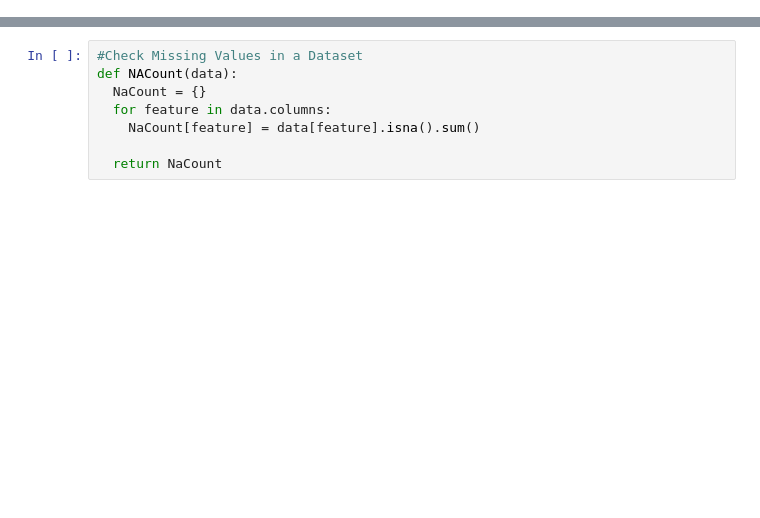
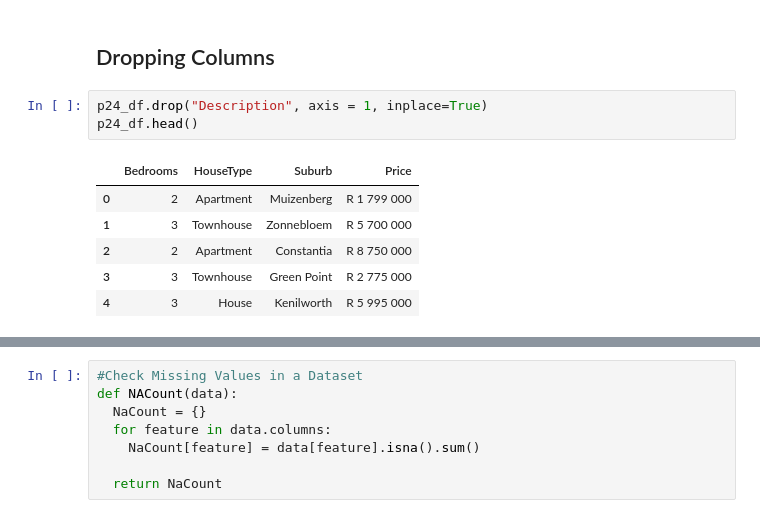
Before and after one commit to malcolmrite-dsi/CPT-House-Predictions, a Jupyter notebook: Data_Cleaning_Code.ipynb, the cells around one changed output, grey strips where cells are left out. Drawn from its saved outputs; the diff is of its cells as text; blank space fills up the shorter version.

```diff
--- a/Data_Cleaning_Code.ipynb
+++ b/Data_Cleaning_Code.ipynb
@@ -17,0 +142,12 @@ test_data = pd.read_csv("drive/My Drive/Test.csv")
+# %% [markdown]
+## Dropping Columns
+# %%
+p24_df.drop("Description", axis = 1, inplace=True)
+p24_df.head()
+# %% [output]
+|  | Bedrooms | HouseType | Suburb | Price |
+| 0 | 2 | Apartment | Muizenberg | R 1 799 000 |
+| 1 | 3 | Townhouse | Zonnebloem | R 5 700 000 |
+| 2 | 2 | Apartment | Constantia | R 8 750 000 |
+| 3 | 3 | Townhouse | Green Point | R 2 775 000 |
+| 4 | 3 | House | Kenilworth | R 5 995 000 |
```
Also changed, not shown: parts of 112 cells of this notebook.
